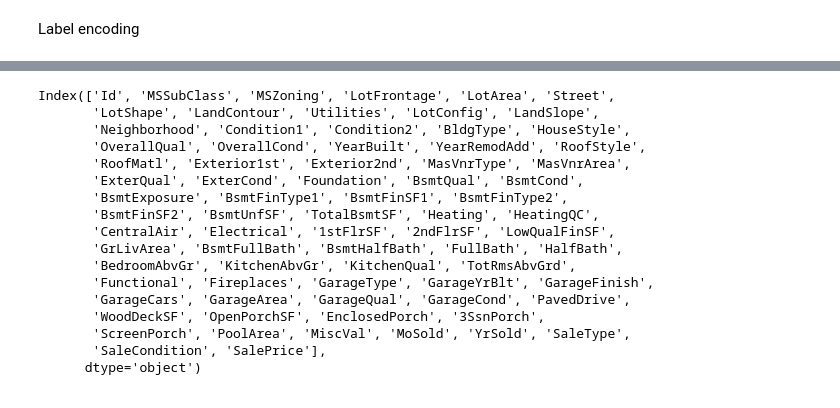
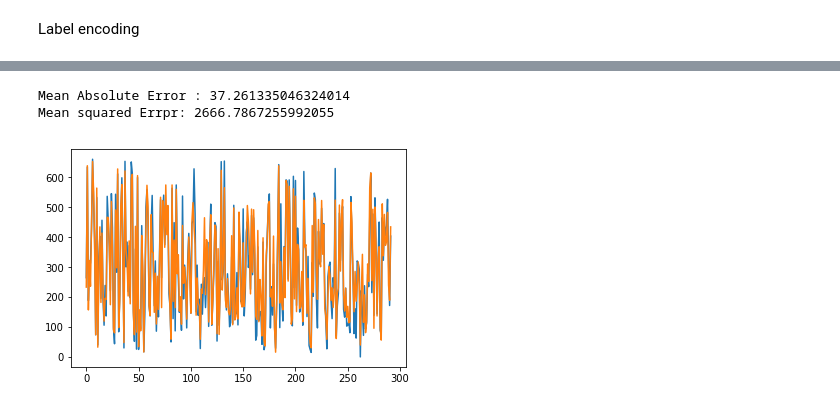
Before and after one commit to chrolss/machinelearing, a Jupyter notebook: competition/house-prices-advanced-regression-techniques/notebook.ipynb, the cells around one changed output, grey strips where cells are left out. Saved outputs shown, nothing was run; the diff lists cells and outputs as text; code cells hidden in the pictures.

Commit message:
implemented XGBRegressor

```diff
--- a/competition/house-prices-advanced-regression-techniques/notebook.ipynb
+++ b/competition/house-prices-advanced-regression-techniques/notebook.ipynb
@@ -39,0 +63,5 @@ df = df.apply(lambda x:x.fillna(x.value_counts().index[0]))
+# %%
+import xgboost as xgb
+my_model= xgb.XGBRegressor()
+# %%
+my_model.fit(train_X, train_y, verbose=False)
@@ -47,27 +84,19 @@ df = df.apply(preprocessing.LabelEncoder().fit_transform)
-# %%
-from sklearn.model_selection import train_test_split
-from sklearn.preprocessing import Imputer
-y = df['SalePrice']
-X = df.drop(['SalePrice'],axis=1)
-train_X, test_X, train_y, test_y = train_test_split(X.as_matrix(),y.as_matrix(), test_size=.2)
-# %%
-from xgboost import XGBoostRegressor
-my_model() = XGBRegressor()
-# %% [output]
-Index(['Id', 'MSSubClass', 'MSZoning', 'LotFrontage', 'LotArea', 'Street',
-       'LotShape', 'LandContour', 'Utilities', 'LotConfig', 'LandSlope',
-       'Neighborhood', 'Condition1', 'Condition2', 'BldgType', 'HouseStyle',
-       'OverallQual', 'OverallCond', 'YearBuilt', 'YearRemodAdd', 'RoofStyle',
-       'RoofMatl', 'Exterior1st', 'Exterior2nd', 'MasVnrType', 'MasVnrArea',
-       'ExterQual', 'ExterCond', 'Foundation', 'BsmtQual', 'BsmtCond',
-       'BsmtExposure', 'BsmtFinType1', 'BsmtFinSF1', 'BsmtFinType2',
-       'BsmtFinSF2', 'BsmtUnfSF', 'TotalBsmtSF', 'Heating', 'HeatingQC',
-       'CentralAir', 'Electrical', '1stFlrSF', '2ndFlrSF', 'LowQualFinSF',
-       'GrLivArea', 'BsmtFullBath', 'BsmtHalfBath', 'FullBath', 'HalfBath',
-       'BedroomAbvGr', 'KitchenAbvGr', 'KitchenQual', 'TotRmsAbvGrd',
-       'Functional', 'Fireplaces', 'GarageType', 'GarageYrBlt', 'GarageFinish',
-       'GarageCars', 'GarageArea', 'GarageQual', 'GarageCond', 'PavedDrive',
-       'WoodDeckSF', 'OpenPorchSF', 'EnclosedPorch', '3SsnPorch',
-       'ScreenPorch', 'PoolArea', 'MiscVal', 'MoSold', 'YrSold', 'SaleType',
-       'SaleCondition', 'SalePrice'],
-      dtype='object')
+# %%
+# make predictions to evaluate
+predictions = my_model.predict(test_X)
+# mean absolute error
+from sklearn.metrics import mean_absolute_error
+print('Mean Absolute Error : ' + str(mean_absolute_error(predictions, test_y)))
+# mean squared error
+from sklearn.metrics import mean_squared_error
+print('Mean Squared Error: ' + str(mean_squared_error(predictions, test_y)))
+# %% [output]
+Mean Absolute Error : 37.261335046324014
+Mean squared Errpr: 2666.7867255992055
+# %%
+import matplotlib.pyplot  as plt
+plt.plot(test_y)
+plt.plot(predictions)
+plt.show()
+# %% [output]
+[figure, added]
```
Also changed, not shown: parts of 7 cells of this notebook.
